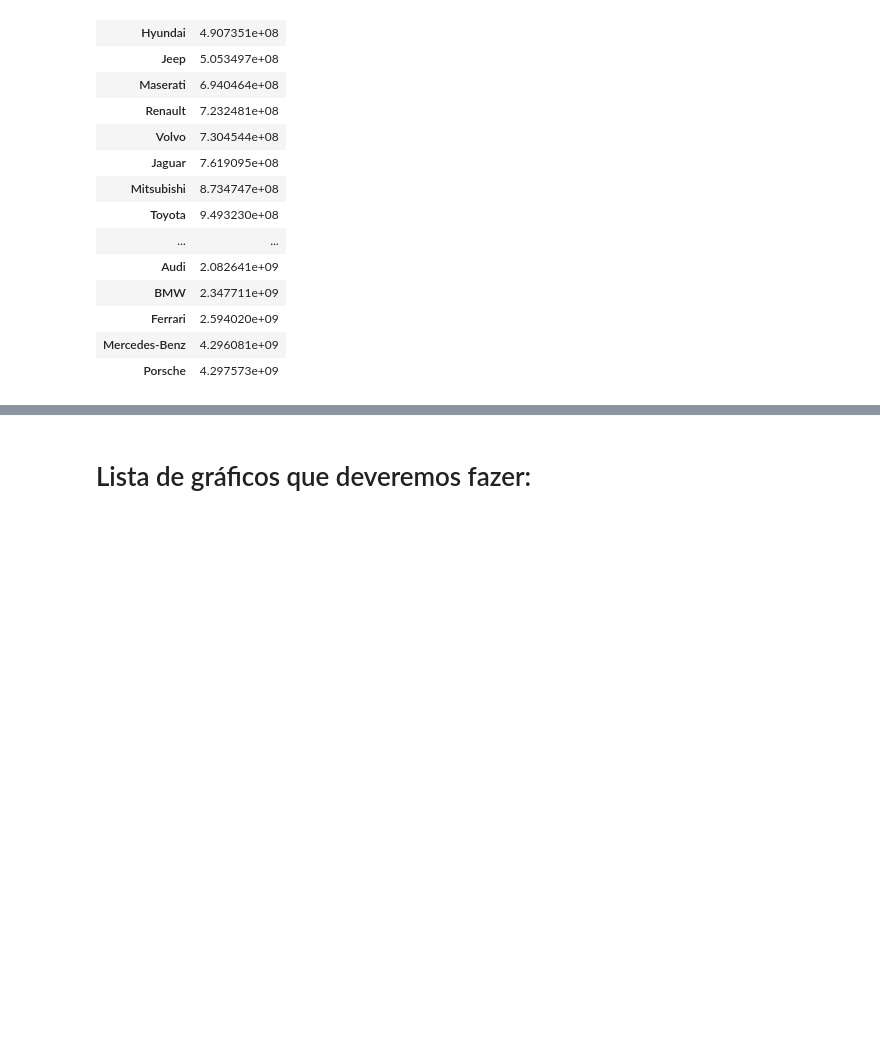
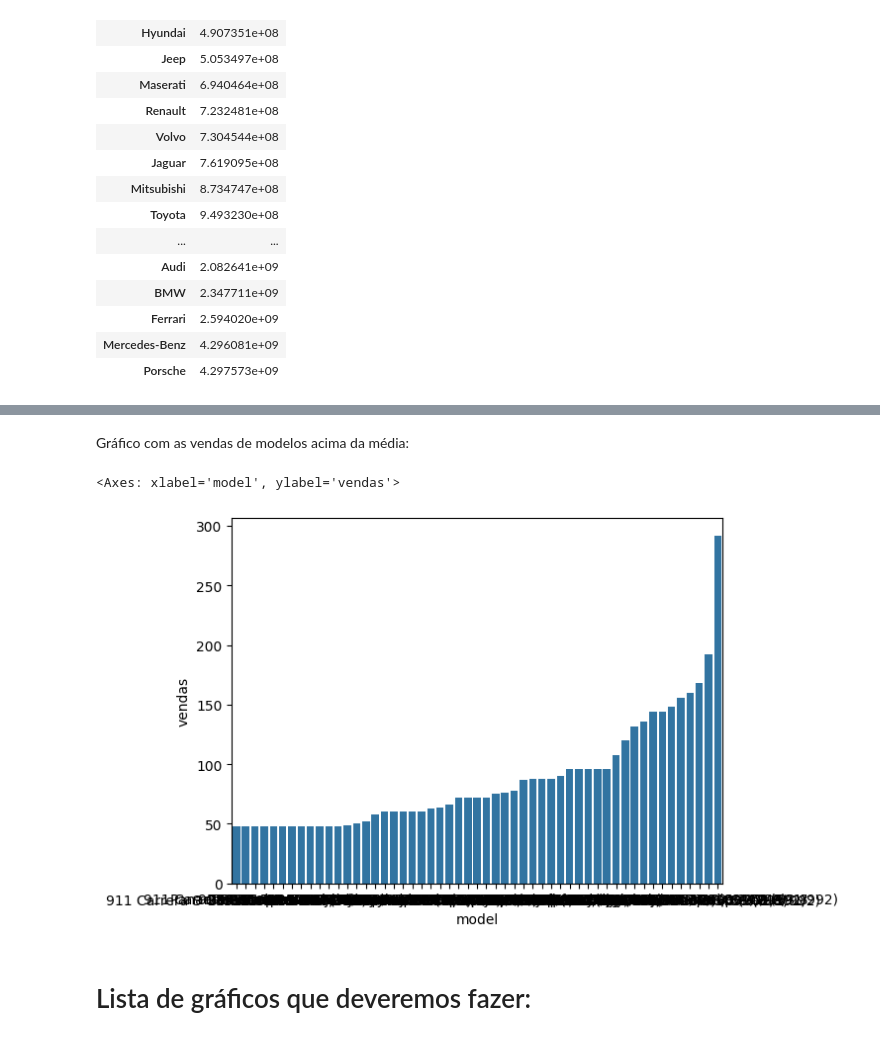
Before and after one commit to Francis3and7/Trabalho-an-lise-de-dados, a Jupyter notebook: temp.ipynb, the cells around one changed output, grey strips where cells are left out. Saved outputs shown, nothing was run; the diff lists cells and outputs as text; code cells hidden in the pictures; blank space fills up the shorter version.

Commit message:
Editando legendas e filtrando os valores dos gráficos.

```diff
--- a/temp.ipynb
+++ b/temp.ipynb
@@ -69,0 +77,3 @@ sns.catplot(data=Vendas,x='vendas',y='model',kind='point')
+# %%
+AcimaDaMedia = Vendas[Vendas['vendas']>46.575342]
+AcimaDaMedia
@@ -70,5 +99,10 @@ sns.catplot(data=Vendas,x='vendas',y='model',kind='point')
+# %% [markdown]
+Gráfico com as vendas de modelos acima da média:
 # %%
-sns.boxplot(x='model',y='vendas',data=Vendas[145:])
+sns.barplot(x='model',y='vendas',data=AcimaDaMedia)
+# %% [output]
+<Axes: xlabel='model', ylabel='vendas'>
+[figure, added]
 # %% [markdown]
 # Lista de gráficos que deveremos fazer:
 # %% [markdown]
```
Also changed, not shown: parts of 11 cells of this notebook.
